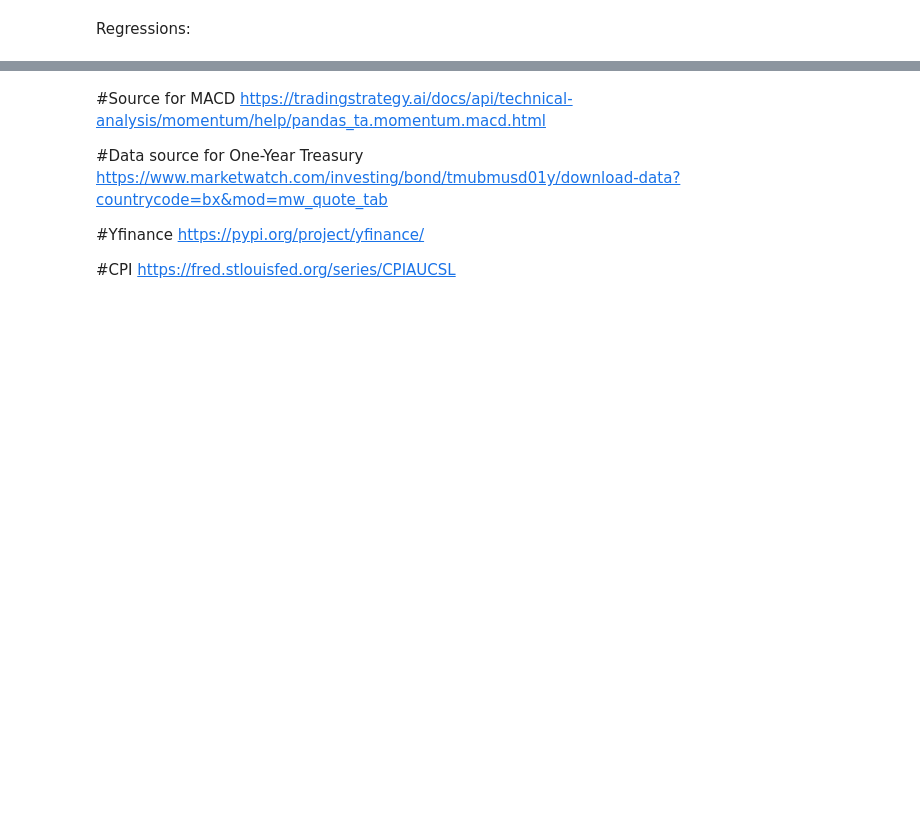
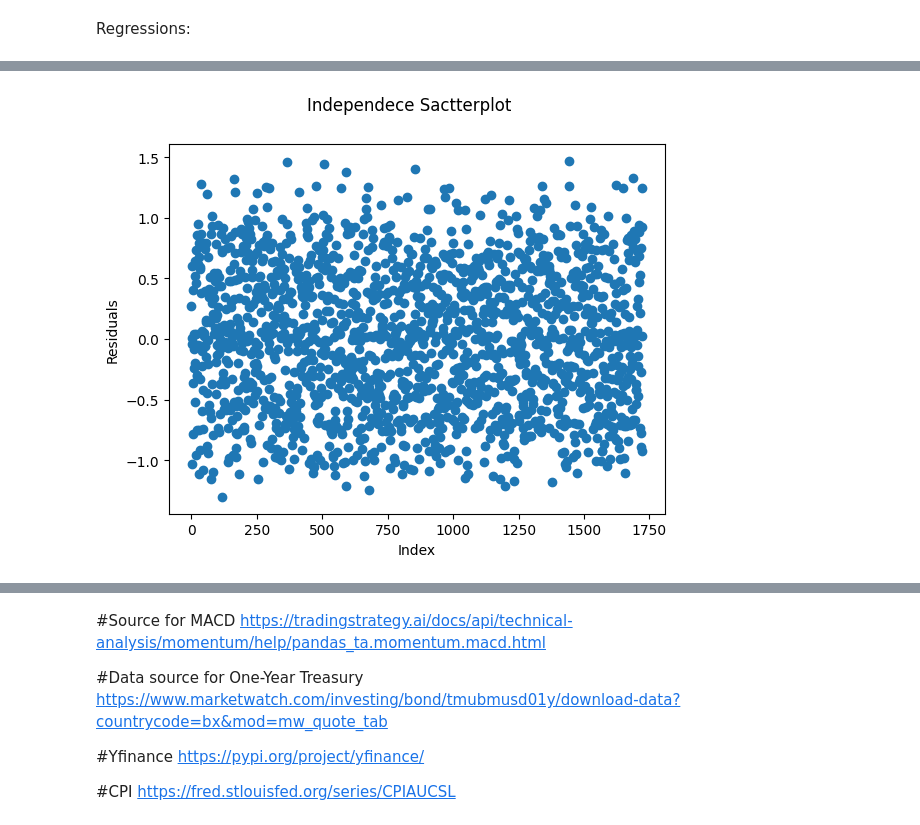
Before and after one commit to MichaelRicardo77/DS2500Proj, a Jupyter notebook: initial_working.ipynb, the cells around one changed output, grey strips where cells are left out. Cells and saved outputs as stored; diff of their text form; code cells hidden in the pictures; blank space fills up the shorter version.

```diff
--- a/initial_working.ipynb
+++ b/initial_working.ipynb
@@ -243,0 +226,9 @@ multiple_reg = linreg_predict(X,y)
+# %%
+#Independece graph
+plt.scatter(range(len(residuals)), residuals)
+plt.xlabel('Index')
+plt.ylabel('Residuals')
+plt.suptitle('Independece Sactterplot')
+plt.show()
+# %% [output]
+[figure, added]
```
Also changed, not shown: parts of 18 cells of this notebook.
